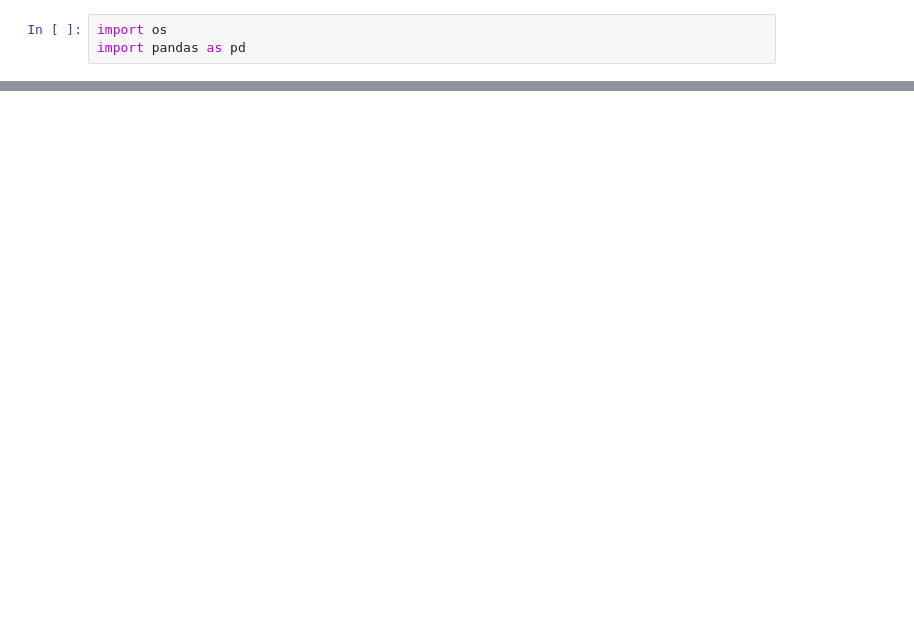
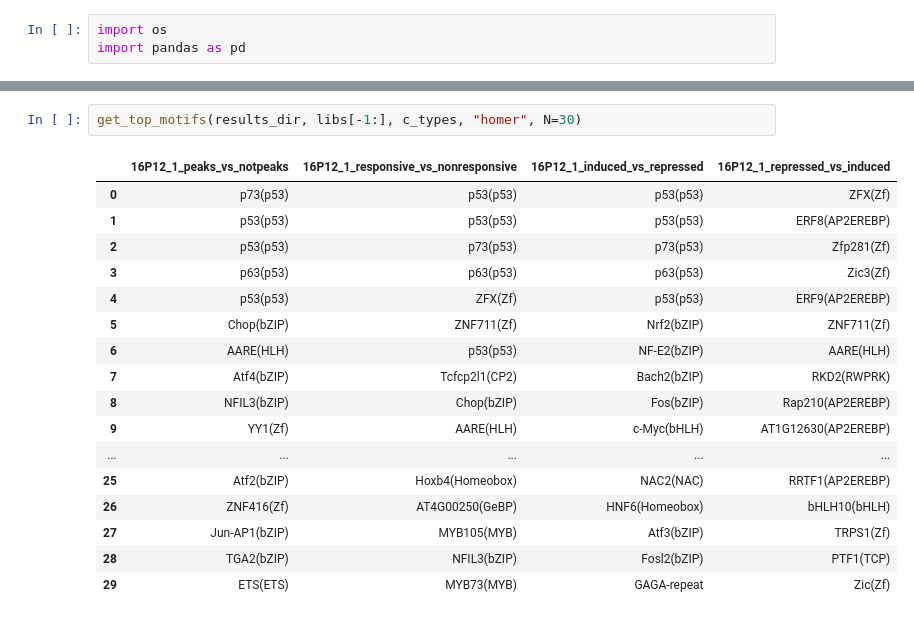
Before and after one commit to deeprob/starrseq_results, a Jupyter notebook: 3_motif_enrichment_fragment_category/notebooks/2_mea_results.ipynb, the cells around one changed output, grey strips where cells are left out. Drawn from its saved outputs; the diff is of its cells as text; blank space fills up the shorter version.

```diff
--- a/3_motif_enrichment_fragment_category/notebooks/2_mea_results.ipynb
+++ b/3_motif_enrichment_fragment_category/notebooks/2_mea_results.ipynb
@@ -51,0 +52,20 @@ get_top_motifs(results_dir, libs[1:], c_types[2], "meme", N=30)
+# %%
+get_top_motifs(results_dir, libs[-1:], c_types, "homer", N=30)
+# %% [output]
+|  | 16P12_1_peaks_vs_notpeaks | 16P12_1_responsive_vs_nonresponsive | 16P12_1_induced_vs_repressed | 16P12_1_repressed_vs_induced |
+| 0 | p73(p53) | p53(p53) | p53(p53) | ZFX(Zf) |
+| 1 | p53(p53) | p53(p53) | p53(p53) | ERF8(AP2EREBP) |
+| 2 | p53(p53) | p73(p53) | p73(p53) | Zfp281(Zf) |
+| 3 | p63(p53) | p63(p53) | p63(p53) | Zic3(Zf) |
+| 4 | p53(p53) | ZFX(Zf) | p53(p53) | ERF9(AP2EREBP) |
+| 5 | Chop(bZIP) | ZNF711(Zf) | Nrf2(bZIP) | ZNF711(Zf) |
+| 6 | AARE(HLH) | p53(p53) | NF-E2(bZIP) | AARE(HLH) |
+| 7 | Atf4(bZIP) | Tcfcp2l1(CP2) | Bach2(bZIP) | RKD2(RWPRK) |
+| 8 | NFIL3(bZIP) | Chop(bZIP) | Fos(bZIP) | Rap210(AP2EREBP) |
+| 9 | YY1(Zf) | AARE(HLH) | c-Myc(bHLH) | AT1G12630(AP2EREBP) |
+| ... | ... | ... | ... | ... |
+| 25 | Atf2(bZIP) | Hoxb4(Homeobox) | NAC2(NAC) | RRTF1(AP2EREBP) |
+| 26 | ZNF416(Zf) | AT4G00250(GeBP) | HNF6(Homeobox) | bHLH10(bHLH) |
+| 27 | Jun-AP1(bZIP) | MYB105(MYB) | Atf3(bZIP) | TRPS1(Zf) |
+| 28 | TGA2(bZIP) | NFIL3(bZIP) | Fosl2(bZIP) | PTF1(TCP) |
+| 29 | ETS(ETS) | MYB73(MYB) | GAGA-repeat | Zic(Zf) |
```
Also changed, not shown: parts of 3 cells of this notebook, 4 other files.
